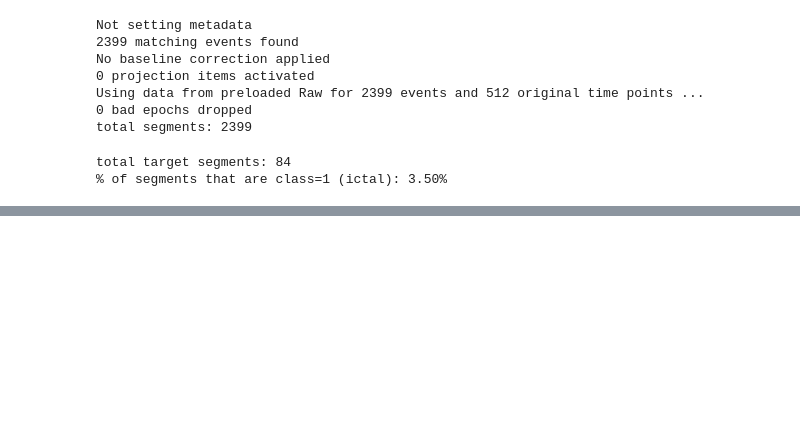
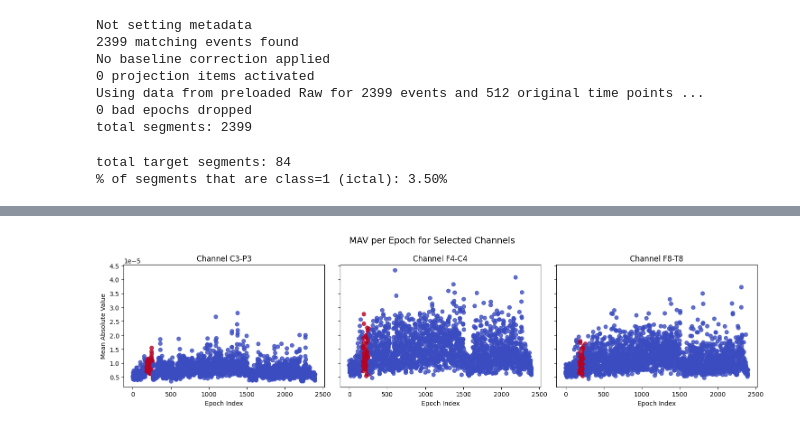
Before and after one commit to anderdc/chb-mit-scalp-eeg, a Jupyter notebook: analysis/feature_extraction.ipynb, the cells around one changed output, grey strips where cells are left out. Saved outputs shown, nothing was run; the diff lists cells and outputs as text; code cells hidden in the pictures; blank space fills up the shorter version.

```diff
--- a/analysis/feature_selection.ipynb
+++ b/analysis/feature_extraction.ipynb
@@ -215,0 +251,27 @@ plt.show()
+# %%
+data = epochs.get_data()
+mavs_per_epoch = np.absolute(data).mean(axis=2)
+# %%
+# scatter plots
+channels_to_plot = [6, 12, 16]  # Change this list to plot different channels
+n_channels = len(channels_to_plot)
+
+fig, axes = plt.subplots(1, n_channels, figsize=(5 * n_channels, 4), sharey=True)
+
+for i, ch in enumerate(channels_to_plot):
+    ax = axes[i]
+    scatter = ax.scatter(
+        range(len(mavs_per_epoch[:, ch])),  # X-axis: epoch index
+        mavs_per_epoch[:, ch],              # Y-axis: mean for channel ch
+        c=labels, cmap="coolwarm", alpha=0.8 # Color by label
+    )
+    ax.set_title(f"Channel {raw.ch_names[ch]}")
+    ax.set_xlabel("Epoch Index")
+    if i == 0:
+        ax.set_ylabel("Mean Absolute Value")
+
+fig.suptitle("MAV per Epoch for Selected Channels", fontsize=14)
+plt.tight_layout()
+plt.show()
+# %% [output]
+[figure, added]
```
Also changed, not shown: parts of 16 cells of this notebook, 4 other files.
